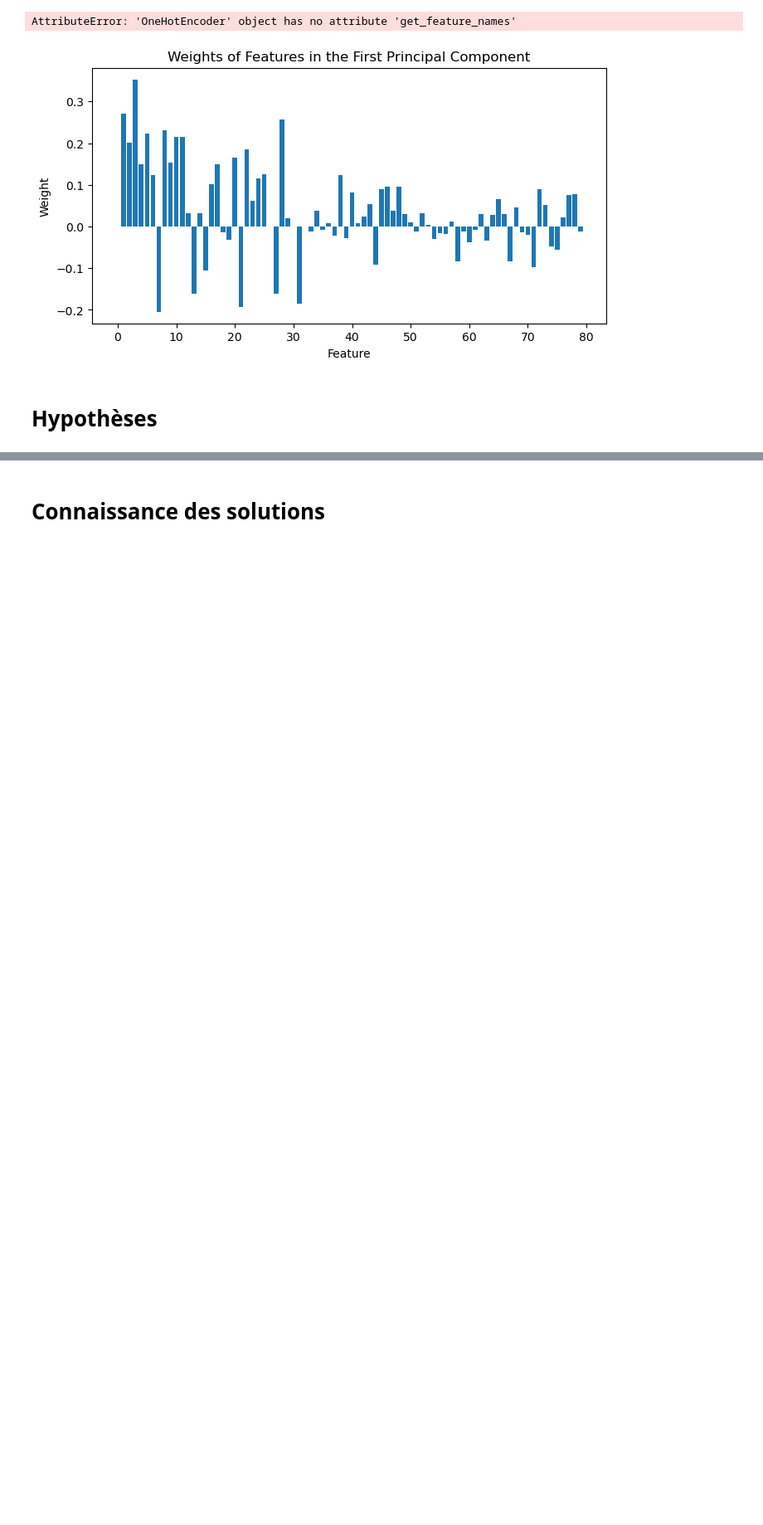
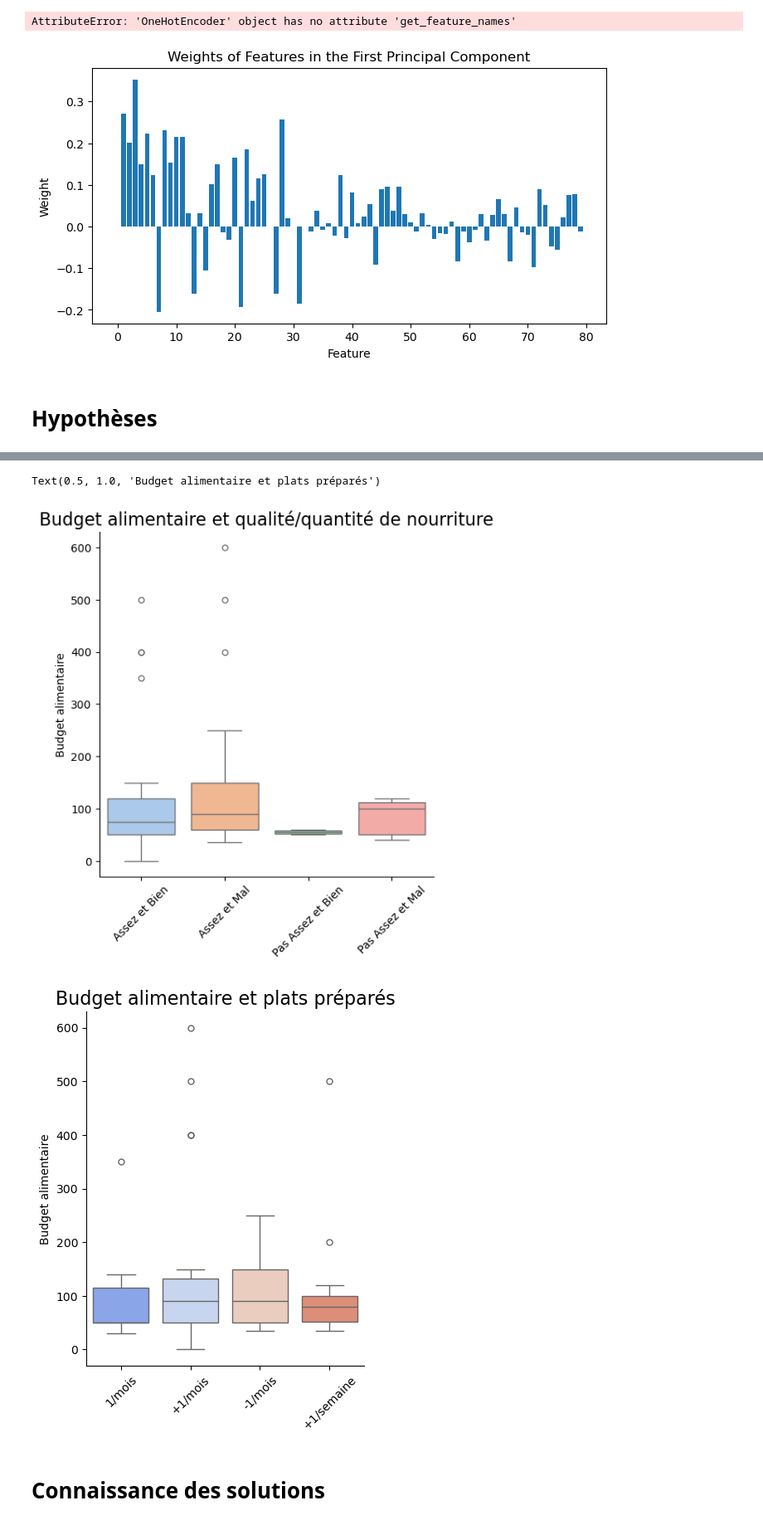
Before and after one commit to ClarissePierre/Precarite_Analyse, a Jupyter notebook: analyse.ipynb, the cells around one changed output, grey strips where cells are left out. Shown: that part at 83% size. Saved outputs shown, nothing was run; the diff lists cells and outputs as text; code cells hidden in the pictures; blank space fills up the shorter version.

```diff
--- a/analyse.ipynb
+++ b/analyse.ipynb
@@ -807,0 +871,16 @@ AttributeError: 'OneHotEncoder' object has no attribute 'get_feature_names'
+# %%
+# Budget alim versus mange bien/ meal prep
+sns.catplot(data=data, y="Budget alimentaire", x="Manger bien et assez", kind="box", palette='pastel', legend=False)
+category_counts = data['Manger bien et assez'].value_counts()
+Types_Rev = category_counts.index
+plt.xticks(Types_Rev,['Assez et Bien','Assez et Mal','Pas Assez et Mal','Pas Assez et Bien'], rotation=45)
+plt.xlabel(None)
+plt.title('Budget alimentaire et qualité/quantité de nourriture', fontsize=16)
+
+sns.catplot(data=data, y="Budget alimentaire", x="Ramen", kind="box", palette='coolwarm', legend=False)
+category_counts_2 = data['Ramen'].value_counts()
+Types_Rev_2 = category_counts_2.index
+plt.xticks(Types_Rev_2,['+1/mois','-1/mois','+1/semaine','1/mois'], rotation=45)
+plt.xlabel(None)
+plt.title('Budget alimentaire et plats préparés', fontsize=16)
+# %% [output]
@@ -808,3 +894,6 @@ AttributeError: 'OneHotEncoder' object has no attribute 'get_feature_names'
+Text(0.5, 1.0, 'Budget alimentaire et plats préparés')
+[figure, added]
+[figure, added]
 # %% [markdown]
 # Connaissance des solutions
 # %%
```
Also changed, not shown: parts of 8 cells of this notebook.
